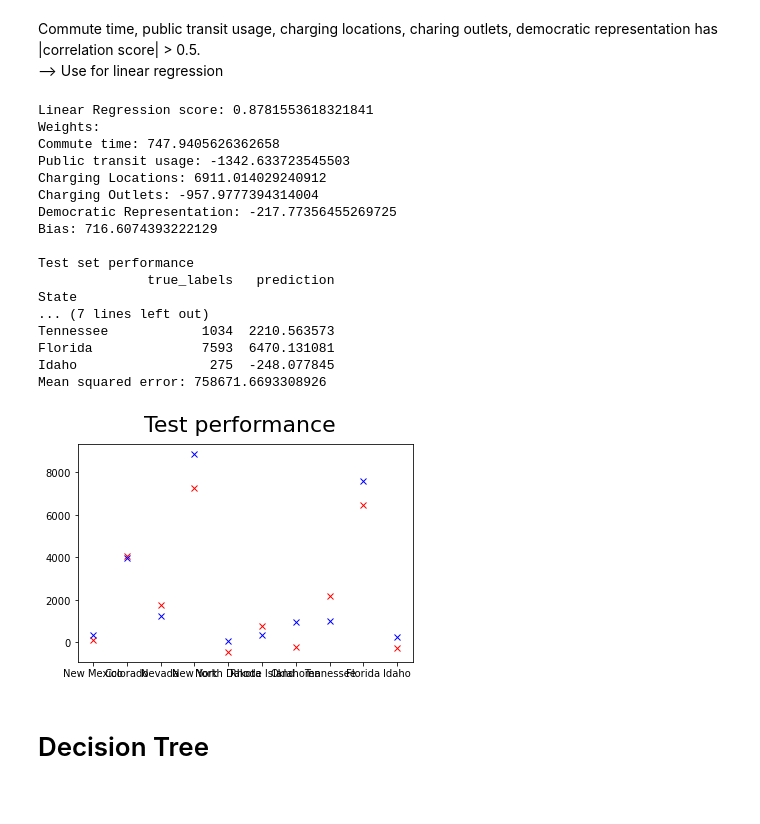
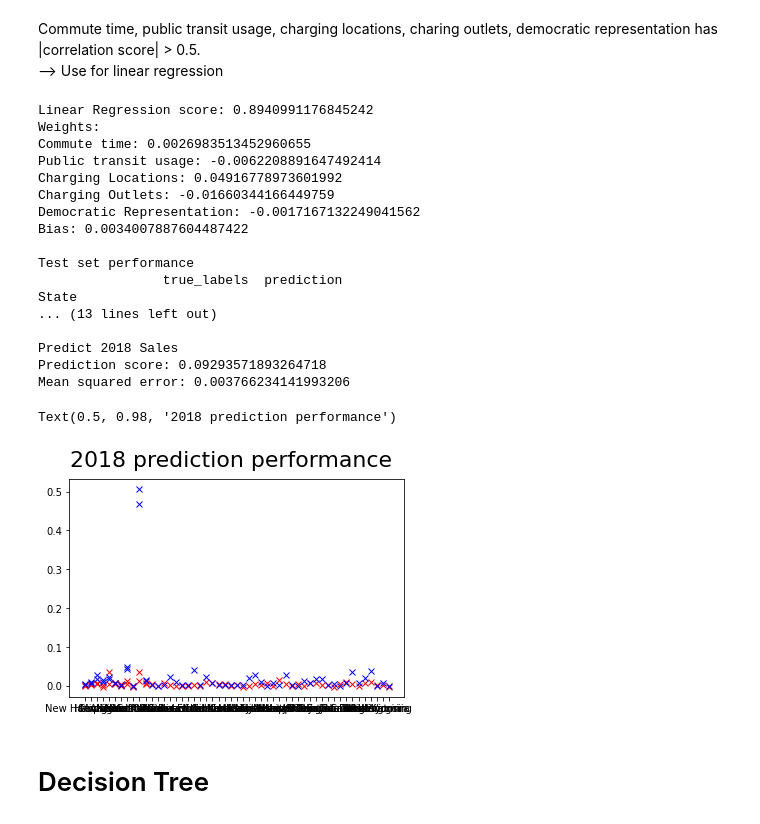
Before and after one commit to Disguiser23/ECE143-project-group11, a Jupyter notebook: data analysis and visualization .ipynb, the cells around one changed output. Cells and saved outputs as stored; diff of their text form; code cells hidden in the pictures.

Commit message:
add 2018 prediction

```diff
--- a/data analysis and visualization .ipynb
+++ b/data analysis and visualization .ipynb
@@ -9,5 +9,6 @@ import matplotlib.pyplot as plt
 df = pd.read_csv('ECE 143.csv')
 df.set_index(["State"], inplace=True)
 # drop outlier
-df = df.drop("California")
-df = df.drop("District of Columbia") # advanced degree outlier
+# df = df.drop("California")
+# df = df.drop("District of Columbia") # advanced degree outlier
+df.head()
@@ -43,8 +53,8 @@ df.rename(columns={"Avg/C": "Average temperature(Celsius)",
                    }, inplace=True)
 
 # Correlation plot between average sales and continuous features
-# avg_sales = df['average_sales']
-avg_sales = df['Avg % of Total Sales 2015-2018']
+avg_sales = df['average_sales']
+# avg_sales = df['Avg % of Total Sales 2015-2018']
 # avg_sales.apply(lambda x : (x-avg_sales.mean())/avg_sales.std())
 cont_features = ['Average temperature(Celsius)', 'Commute time','Public transit usage','Road quality','Bridge quality','Average retail price (cents/kWh)','Average gasoline price per gallon',
              '% High school graduate\nor higher',"% Bachelor's degree\nor higher",'Advanced degree','Democratic Representation','Republican Representation',
@@ -53,7 +63,8 @@ cont_features = ['Average temperature(Celsius)', 'Commute time','Public transit
 cont_cols = df.loc[:,cont_features]
 cont_cols.columns = cont_features
 fig, axs = plt.subplots(9, 2,figsize=(15,20),constrained_layout=True)
-fig.suptitle("Correlation with Average EV market share",fontsize=22)
+fig.suptitle("Correlation with Average EV Sales",fontsize=22)
+# fig.suptitle("Correlation with Average EV market share",fontsize=22)
 for i in range(18):
     r = i//2
     c = i%2
@@ -81,55 +92,72 @@ from sklearn import preprocessing
 from sklearn.model_selection import train_test_split
 import statistics as stats
 # To try using ev_market_share or avg_sale/population as labels, uncomment the line below
-Y = df["average_sales"]
-# Y = df['Avg % of Total Sales 2015-2018']
+# Y = df["average_sales"]
+# Y_2018 = df["EV Sales\n2018"]
+Y = df['Avg % of Total Sales 2015-2018']
+Y_2018 = df["EV Sales\n2018 % of Total"]
 # Y = df["average_sales"]/df["Population"]
 X = df.loc[:,['Commute time','Public transit usage','Charging Locations', 'Charging Outlets', 'Democratic Representation']]
 x_train, x_test, y_train, y_test = train_test_split(X, Y, test_size=0.2, random_state=0)
 # scale data
 min_max_scaler = preprocessing.MinMaxScaler()
 X_scaled = min_max_scaler.fit_transform(x_train)
 X_scaled = pd.DataFrame(X_scaled, columns=X.columns)
 
 # Fit data and print coefficients
 lrModel = LinearRegression()
 x = X_scaled
 y = y_train
 lrModel.fit(x,y)
 print("Linear Regression score: " + str(lrModel.score(x,y)))
 print("Weights:")
 for i in range(len(X.columns)):
     print("{}: {}".format(X.columns[i], lrModel.coef_[i]))
 print("Bias: " + str(lrModel.intercept_))
 
 x_test_scaled = min_max_scaler.fit_transform(x_test)
 pred = lrModel.predict(x_test_scaled)
 result = pd.DataFrame({ 'true_labels': y_test, 'prediction': pred })
 print("\nTest set performance")
 print(result)
+print("Test score: " + str(lrModel.score(x_test_scaled,y_test)))
+print("Mean squared error: {}".format(stats.mean([(y_test[i]-pred[i])**2 for i in range(len(pred))])))
 plt.plot(pred, 'rx', label='prediction')
 plt.plot(y_test, 'bx', label='truth')
 plt.suptitle("Test performance",fontsize=22)
-print("Mean squared error: {}".format(stats.mean([(y_test[i]-pred[i])**2 for i in range(len(pred))])))
+
+print("\nPredict 2018 Sales")
+X = df.loc[:,['Commute time','Public transit usage','Charging Locations', 'Charging Outlets', 'Democratic Representation']]
+min_max_scaler = preprocessing.MinMaxScaler()
+X_scaled = min_max_scaler.fit_transform(X)
+pred = lrModel.predict(X_scaled)
+# result = pd.DataFrame({ 'true_labels': Y_2018, 'prediction': pred })
+# print(result)
+print("Prediction score: " + str(lrModel.score(X_scaled,Y_2018)))
+print("Mean squared error: {}".format(stats.mean([(Y_2018[i]-pred[i])**2 for i in range(len(pred))])))
+plt.plot(pred, 'rx', label='prediction')
+plt.plot(Y_2018, 'bx', label='truth')
+plt.suptitle("2018 prediction performance",fontsize=22)
 # %% [output]
-Linear Regression score: 0.8781553618321841
+Linear Regression score: 0.8940991176845242
 Weights:
-Commute time: 747.9405626362658
-Public transit usage: -1342.633723545503
-Charging Locations: 6911.014029240912
-Charging Outlets: -957.9777394314004
-Democratic Representation: -217.77356455269725
-Bias: 716.6074393222129
+Commute time: 0.0026983513452960655
+Public transit usage: -0.0062208891647492414
+Charging Locations: 0.04916778973601992
+Charging Outlets: -0.01660344166449759
+Democratic Representation: -0.0017167132249041562
+Bias: 0.0034007887604487422
 
 Test set performance
-              true_labels   prediction
+                true_labels  prediction
 State
-... (7 lines left out)
-Tennessee            1034  2210.563573
-Florida              7593  6470.131081
-Idaho                 275  -248.077845
-Mean squared error: 758671.6693308926
+... (13 lines left out)
+
+Predict 2018 Sales
+Prediction score: 0.09293571893264718
+Mean squared error: 0.003766234141993206
+Text(0.5, 0.98, '2018 prediction performance')
-[figure, old version]
+[figure, new version]
 # %% [markdown]
 # Decision Tree
 # %%
```
Also changed, not shown: parts of 8 cells of this notebook.
